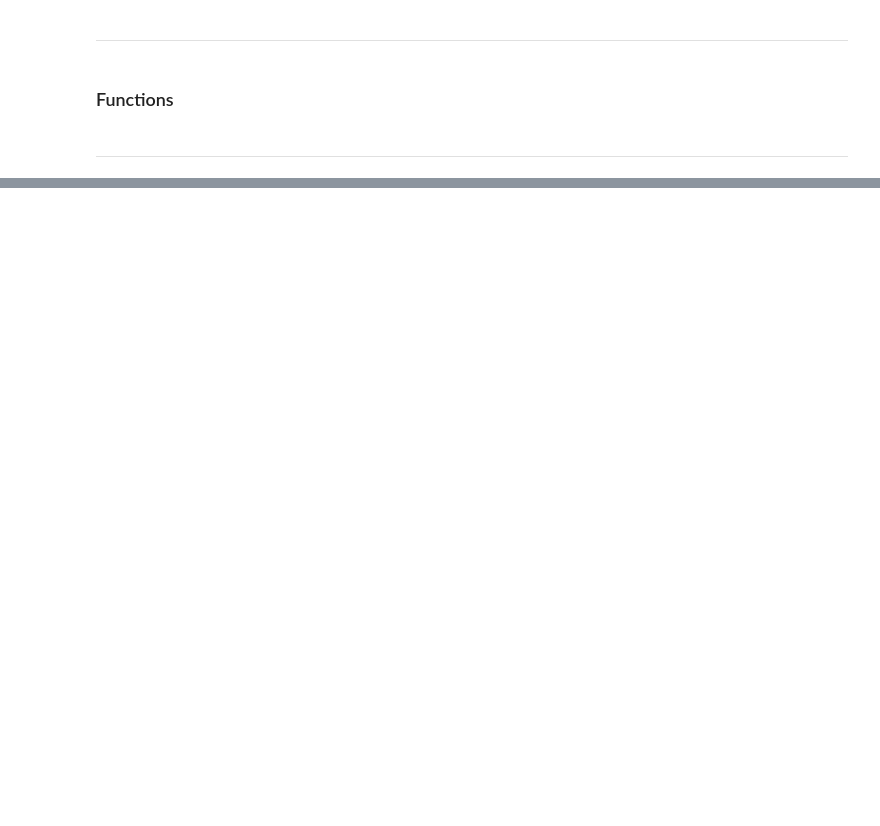
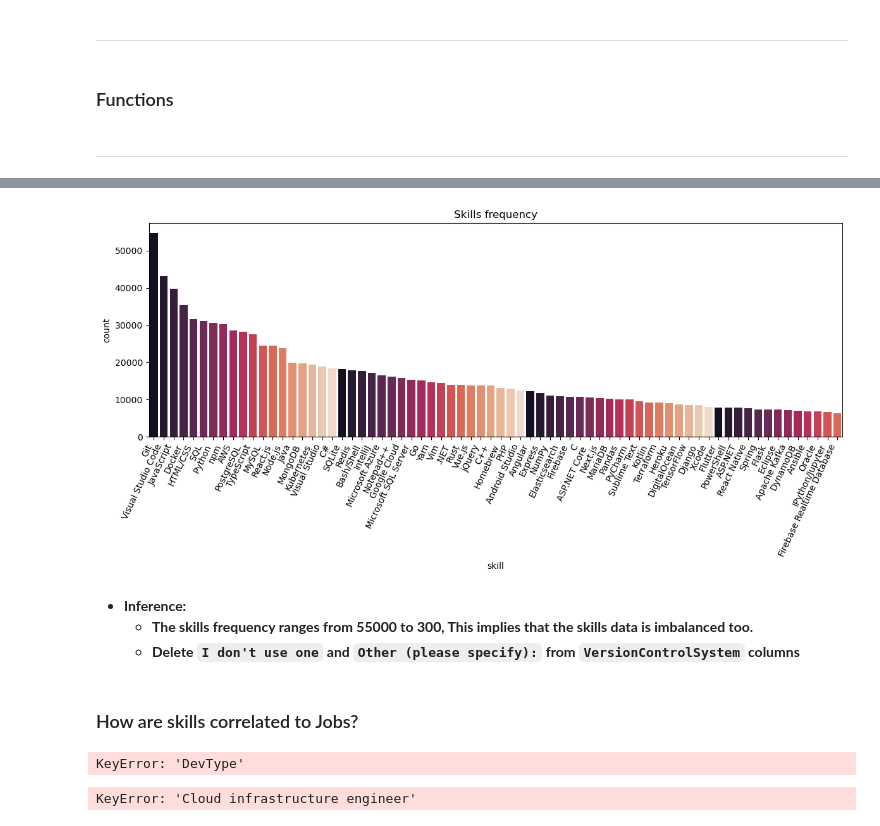
Before and after one commit to AlyAEE/Tech-Jobs-Prediction-Based-On-Your-Skillset-Project, a Jupyter notebook: Notebooks/02.Exploratory Data Analysis.ipynb, the cells around one changed output, grey strips where cells are left out. Drawn from its saved outputs; the diff is of its cells as text; code cells hidden in the pictures; blank space fills up the shorter version.

```diff
--- a/Notebooks/02.Exploratory Data Analysis.ipynb
+++ b/Notebooks/02.Exploratory Data Analysis.ipynb
@@ -172,0 +195,7 @@ memory usage: 40.9 MB
+# %%
+# Create a data frame contains skills categories , skills in categories and their frequency
+skills_freq = encoded_dfs[CORE_COLS].copy().sum().sort_values(ascending=False).reset_index()
+# %%
+# Rename the columns
+skills_freq.columns= ['category','skill','frequency']
+skills_freq
@@ -172,0 +242,29 @@ memory usage: 40.9 MB
+# %%
+# define Seaborn color palette
+palette_color = sns.color_palette("rocket", len(jobs_freq))
+
+# Set the fig size
+plt.figure(figsize=(12, 6))
+
+# Create a bar plot to calculate the frequency of each skill
+sns.barplot(x='skill', y='frequency', data=skills_freq[:70], palette= palette_color)
+
+# Set ylabel
+plt.ylabel('count')
+# Set Title
+plt.title('Skills frequency')
+# Rotate the xticks
+plt.xticks(rotation=65, ha='right')
+plt.tight_layout()
+
+# Save the figure
+save_fig('2-Skills-frequency')
+plt.show()
+# %% [output]
+[figure, added]
+# %% [markdown]
+- **Inference:**
+    - **The skills frequency ranges from 55000 to 300, This implies that the skills data is imbalanced too.**
+    - **Delete `I don't use one` and `Other (please specify):` from `VersionControlSystem` columns**
+# %% [markdown]
+### How are skills correlated to Jobs?
@@ -172,0 +274,28 @@ memory usage: 40.9 MB
+# %%
+sorted_roles = df['DevType'].sum().sort_values().index.tolist()
+sorted_skills = df.drop('DevType', axis=1).sum().sort_values(ascending=False).droplevel(level=0).index.tolist()
+# %% [output]
+KeyError: 'DevType'
+# %%
+skills = []
+
+# For each role, calculate the percentage of each skill
+for role in TECH_JOBS:
+    # Filter for the role
+    role_mask = (encoded_dfs[('TechJob', role)] == 1)
+
+    #For each skill column, calculate mean of the one-hot-encoded -> percentage
+    skills_role = pd.concat({tech_col: encoded_dfs.loc[role_mask, tech_col].mean() * 100
+                             for tech_col in TECH_JOBS})
+
+    # Append to original list
+    skills.append(skills_role)
+
+# Concat and format
+skills = pd.concat(skills, axis=1)
+skills.columns = sorted_roles
+skills = skills.reset_index(level=0, drop=True)
+skills = skills.loc[TECH_SKILLS]
+skills = skills.T
+# %% [output]
+KeyError: 'Cloud infrastructure engineer'
```
Also changed, not shown: parts of 26 cells of this notebook, 4 other files.
